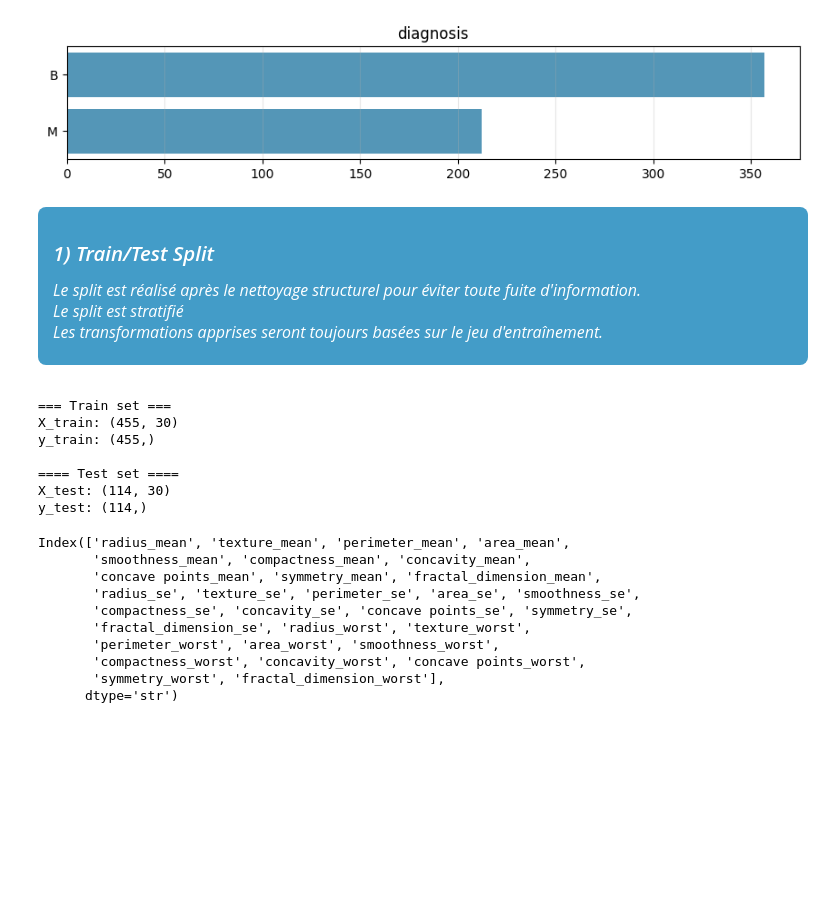
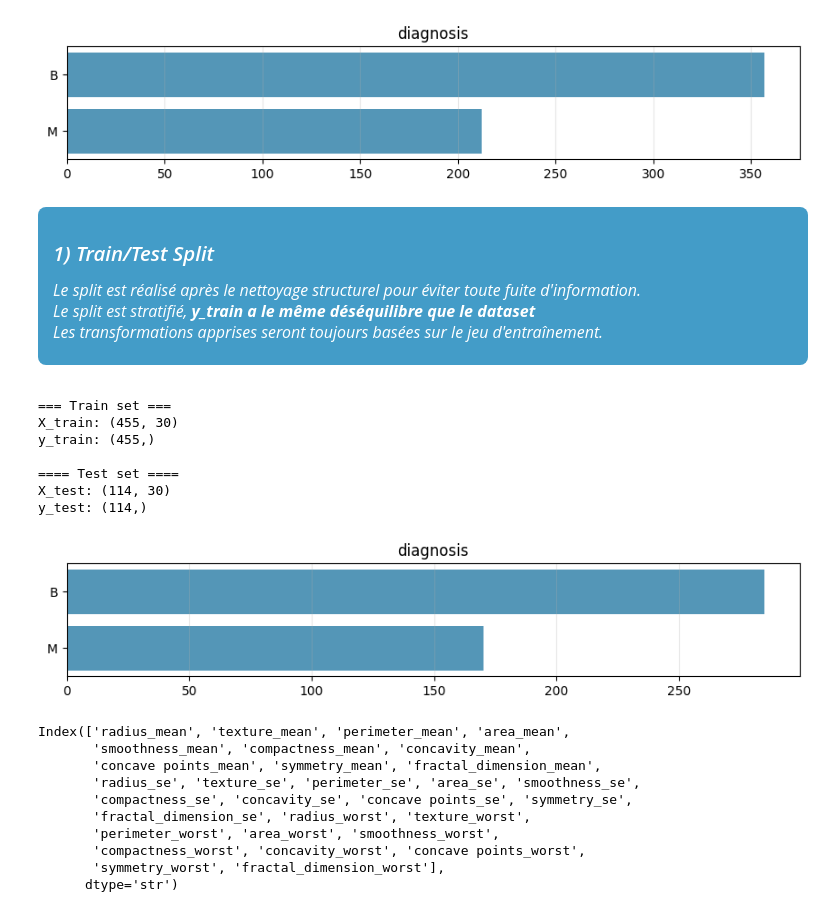
Before and after one commit to bruno-coulet/building-perceptron, a Jupyter notebook: eda.ipynb, the cells around one changed output. Saved outputs shown, nothing was run; the diff lists cells and outputs as text; code cells hidden in the pictures; blank space fills up the shorter version.

```diff
--- a/eda.ipynb
+++ b/eda.ipynb
@@ -253,7 +255,7 @@ plot_qualitative(df, n_cols=3, figsize=(25, 2))
 <div style="background-color: #439cc8; color: white; font-size: 16px; font-style: italic; padding: 10px 15px; margin-bottom: 15px; border-radius: 8px;">
   <h3>1) Train/Test Split</h3>
   <p>Le split est réalisé après le nettoyage structurel pour éviter toute fuite d'information.<br>
-  Le split est stratifié<br>
+  Le split est stratifié, <strong>y_train a le même déséquilibre que le dataset </strong><br>
   Les transformations apprises seront toujours basées sur le jeu d'entraînement.</p>
 </div>
 # %%
@@ -273,6 +275,10 @@ y_train: (455,)
 ==== Test set ====
 X_test: (114, 30)
 y_test: (114,)
+# %%
+plot_qualitative(y_train.to_frame(), n_cols=3, figsize=(25, 2))
+# %% [output]
+[figure, added]
 # %%
 X_train.columns
 # %% [output]
```
Also changed, not shown: parts of 5 cells of this notebook, 11 other files.
